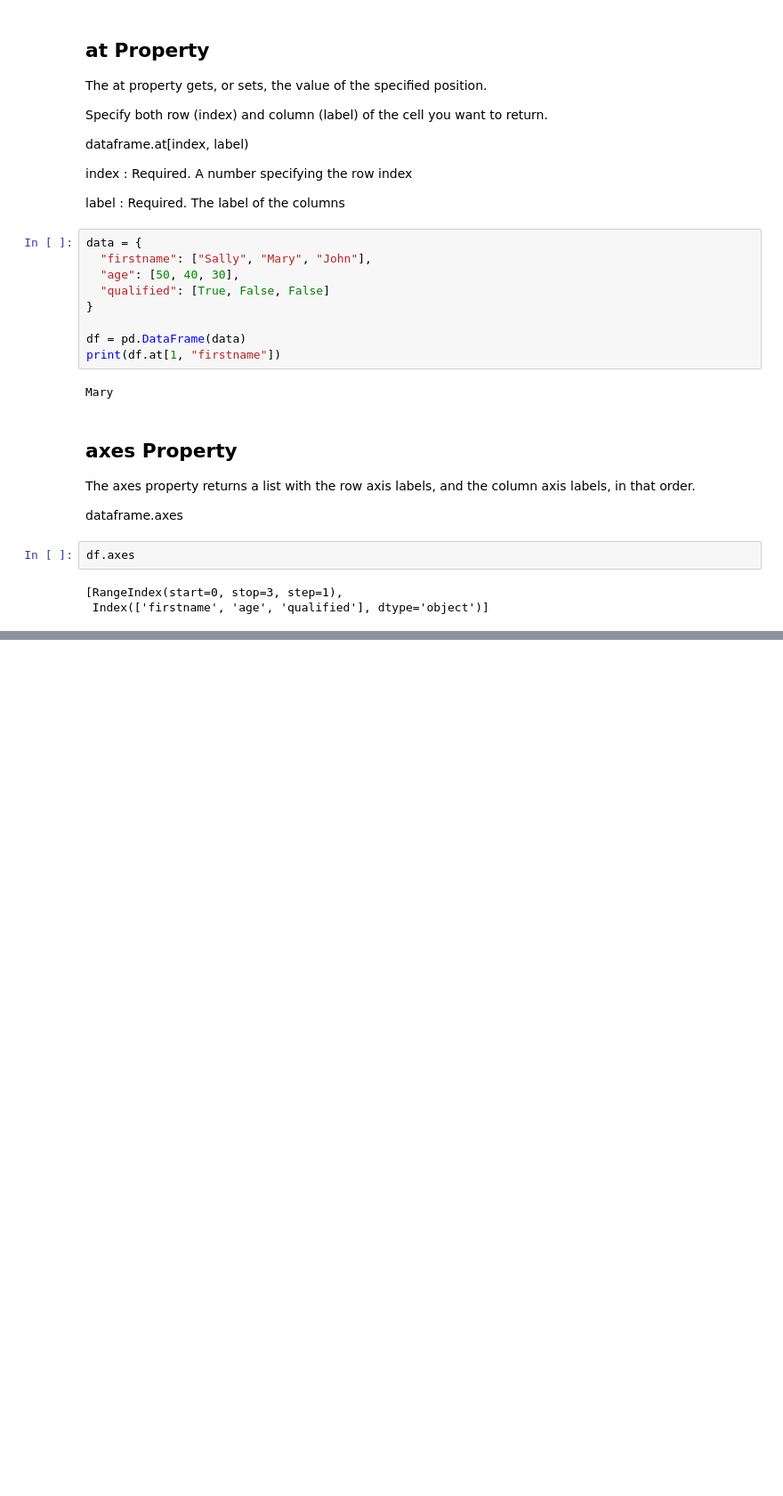
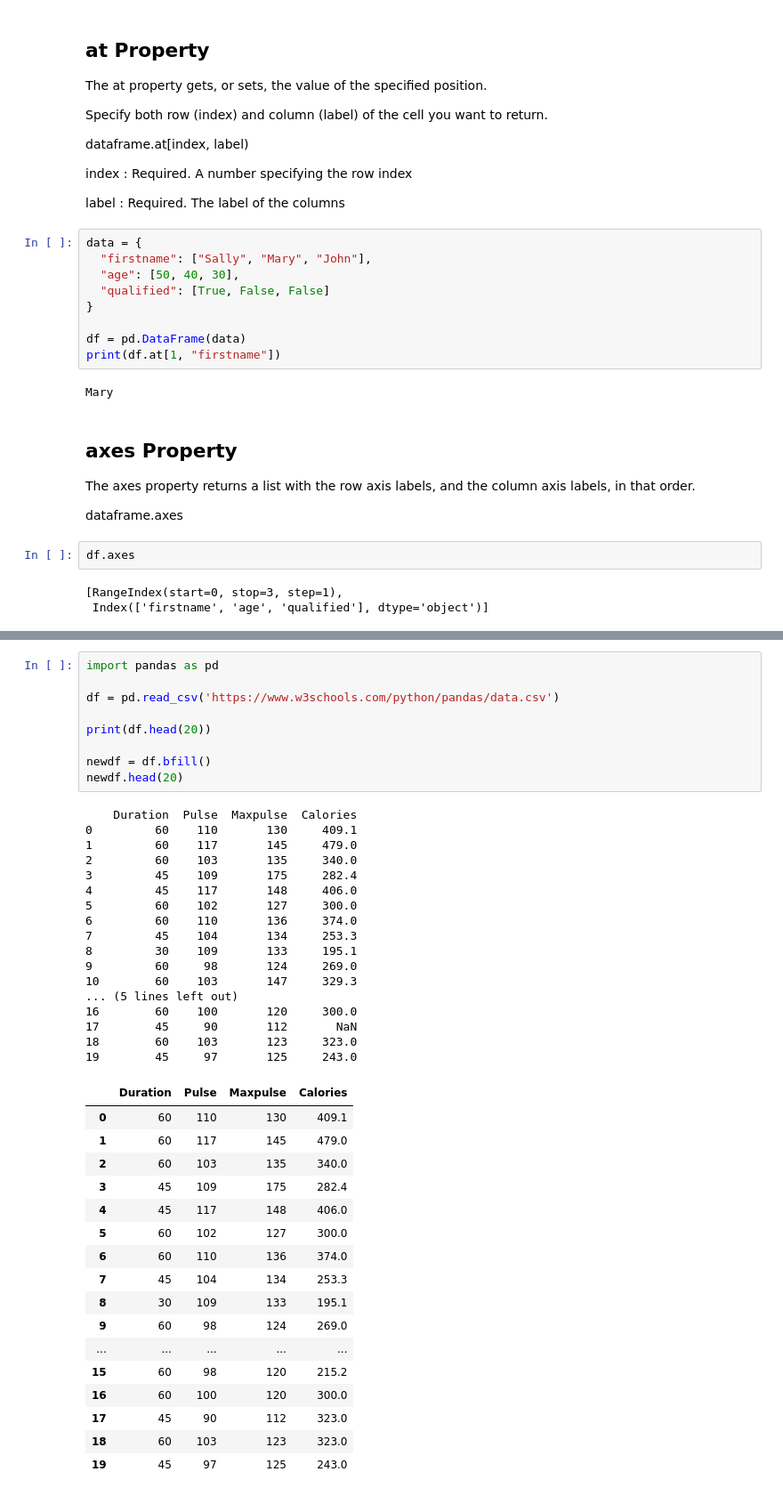
Before and after one commit to alinemati45/Python-Tutorial, a Jupyter notebook: Pandas .ipynb, the cells around one changed output, grey strips where cells are left out. Shown at 89% size. Drawn from its saved outputs; the diff is of its cells as text; blank space fills up the shorter version.

```diff
--- a/Pandas .ipynb
+++ b/Pandas .ipynb
@@ -1114,0 +1137,44 @@ SyntaxError: invalid syntax (<ipython-input-151-2e477146e81a>, line 3)
+# %%
+import pandas as pd
+
+df = pd.read_csv('https://www.w3schools.com/python/pandas/data.csv')
+
+print(df.head(20))
+
+newdf = df.bfill()
+newdf.head(20)
+# %% [output]
+    Duration  Pulse  Maxpulse  Calories
+0         60    110       130     409.1
+1         60    117       145     479.0
+2         60    103       135     340.0
+3         45    109       175     282.4
+4         45    117       148     406.0
+5         60    102       127     300.0
+6         60    110       136     374.0
+7         45    104       134     253.3
+8         30    109       133     195.1
+9         60     98       124     269.0
+10        60    103       147     329.3
+... (5 lines left out)
+16        60    100       120     300.0
+17        45     90       112       NaN
+18        60    103       123     323.0
+19        45     97       125     243.0
+|  | Duration | Pulse | Maxpulse | Calories |
+| 0 | 60 | 110 | 130 | 409.1 |
+| 1 | 60 | 117 | 145 | 479.0 |
+| 2 | 60 | 103 | 135 | 340.0 |
+| 3 | 45 | 109 | 175 | 282.4 |
+| 4 | 45 | 117 | 148 | 406.0 |
+| 5 | 60 | 102 | 127 | 300.0 |
+| 6 | 60 | 110 | 136 | 374.0 |
+| 7 | 45 | 104 | 134 | 253.3 |
+| 8 | 30 | 109 | 133 | 195.1 |
+| 9 | 60 | 98 | 124 | 269.0 |
+| ... | ... | ... | ... | ... |
+| 15 | 60 | 98 | 120 | 215.2 |
+| 16 | 60 | 100 | 120 | 300.0 |
+| 17 | 45 | 90 | 112 | 323.0 |
+| 18 | 60 | 103 | 123 | 323.0 |
+| 19 | 45 | 97 | 125 | 243.0 |
```
Also changed, not shown: parts of 132 cells of this notebook.
